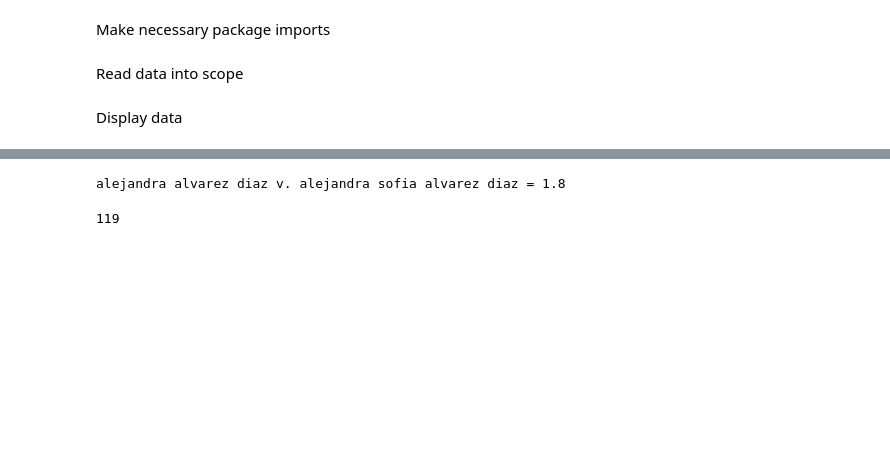
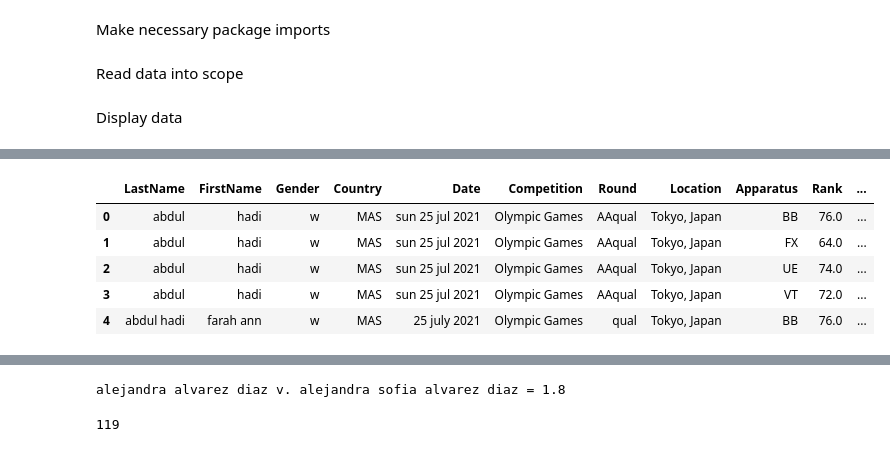
Before and after one commit to Yoshi234/gym2024data, a Jupyter notebook: submission/main/preprocess/show.ipynb, the cells around one changed output, grey strips where cells are left out. Cells and saved outputs as stored; diff of their text form; code cells hidden in the pictures; blank space fills up the shorter version.

```diff
--- a/submission/main/preprocess/show.ipynb
+++ b/submission/main/preprocess/show.ipynb
@@ -25,0 +147,24 @@ comp_data.head()
+# %%
+date_vals = {
+    ("jan"): "01",
+    ("feb"): "02",
+    ("mar"): "03",
+    ("apr"): "04",
+    ("may"): "05",
+    ("june", "jun"): "06",
+    ("jul", "july"): "07",
+    ("aug"): "08",
+    ("sep", "sept"): "09",
+    ("oct"): "10",
+    ("nov"): "11",
+    ("dec"): "12"
+}
+comp_data["DateTime"] = np.nan
+comp_data.head()
+# %% [output]
+|  | LastName | FirstName | Gender | Country | Date | Competition | Round | Location | Apparatus | Rank | ... |
+| 0 | abdul | hadi | w | MAS | sun 25 jul 2021 | Olympic Games | AAqual | Tokyo, Japan | BB | 76.0 | ... |
+| 1 | abdul | hadi | w | MAS | sun 25 jul 2021 | Olympic Games | AAqual | Tokyo, Japan | FX | 64.0 | ... |
+| 2 | abdul | hadi | w | MAS | sun 25 jul 2021 | Olympic Games | AAqual | Tokyo, Japan | UE | 74.0 | ... |
+| 3 | abdul | hadi | w | MAS | sun 25 jul 2021 | Olympic Games | AAqual | Tokyo, Japan | VT | 72.0 | ... |
+| 4 | abdul hadi | farah ann | w | MAS | 25 july 2021 | Olympic Games | qual | Tokyo, Japan | BB | 76.0 | ... |
```
Also changed, not shown: parts of 9 cells of this notebook, 14 other files.
